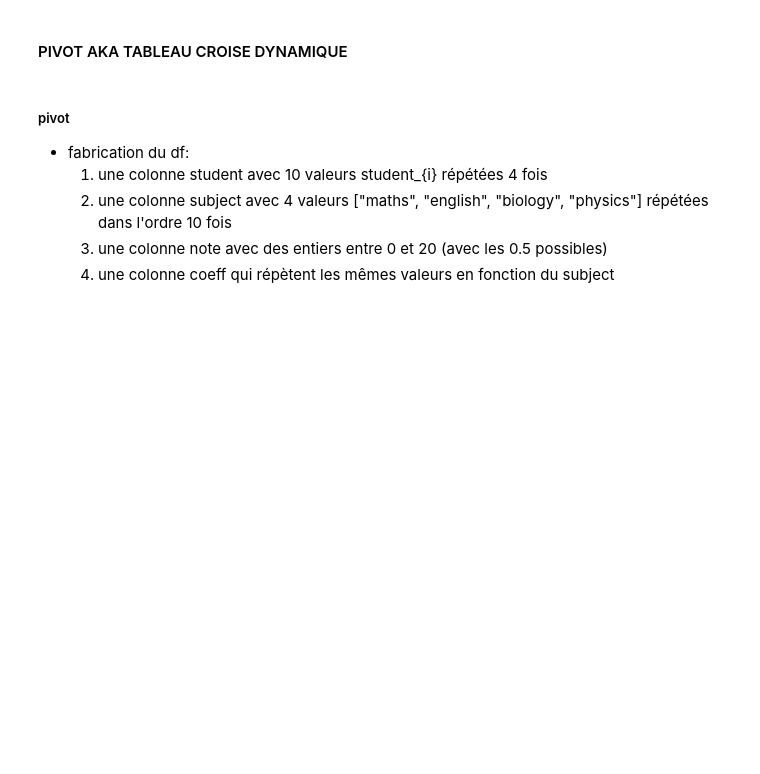
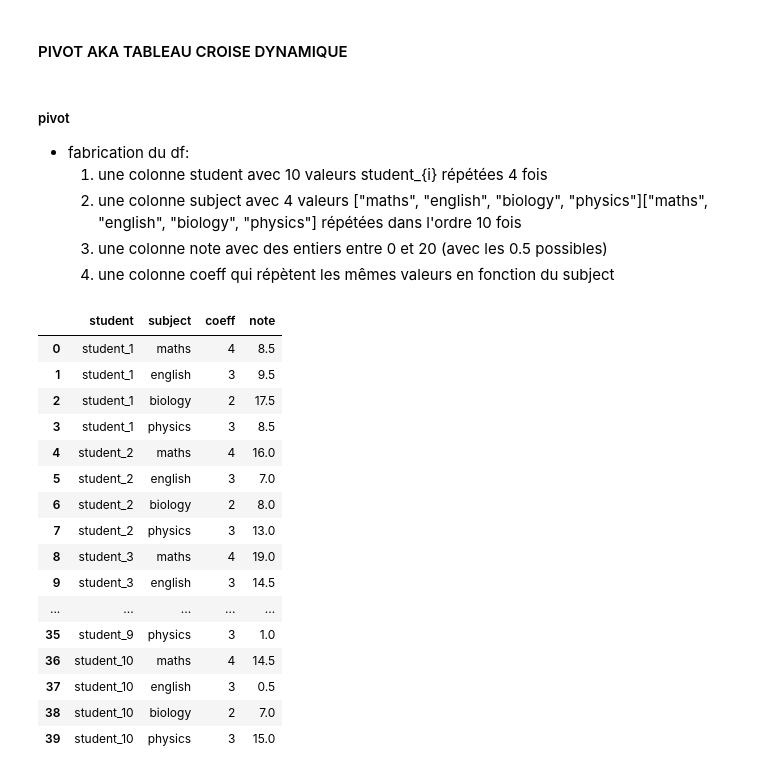
Before and after one commit to lamamram/python-analyse, a Jupyter notebook: cours_pandas_operations.ipynb, the cells around one changed output. Saved outputs shown, nothing was run; the diff lists cells and outputs as text; code cells hidden in the pictures; blank space fills up the shorter version.

```diff
--- a/cours_pandas_operations.ipynb
+++ b/cours_pandas_operations.ipynb
@@ -153,6 +78,49 @@ Name: species, dtype: int64
 ##### pivot
 * fabrication du df:
   1. une colonne student avec 10 valeurs student_{i} répétées 4 fois
-  2. une colonne subject avec 4 valeurs ["maths", "english", "biology", "physics"]  répétées dans l'ordre 10 fois
+  2. une colonne subject avec 4 valeurs ["maths", "english", "biology", "physics"]["maths", "english", "biology", "physics"]  répétées dans l'ordre 10 fois
   3. une colonne note avec des entiers entre 0 et 20 (avec les 0.5 possibles)
   4. une colonne coeff qui répètent les mêmes valeurs en fonction du subject
+# %%
+students = [ f"student_{i}" for i in range(1, 11)]
+subjects = ["maths", "english", "biology", "physics"]
+coeffs = [4,3,2,3]
+multi_students = np.repeat(students, repeats=4)
+multi_subjects = np.tile(subjects, reps=10) # aka subjects * 10
+multi_coeffs = np.tile(coeffs, reps=10)
+notes = rng.integers(0, 40, endpoint=True, size=40) / 2
+notes_df = pd.DataFrame(
+    data={
+        # technique par répétition
+        # "student": multi_students,
+        # "subject": multi_subjects,
+        "coeff": multi_coeffs,
+        "note": notes
+    },
+    # OU technique par un index multiple généré avec le produit cartésiens des listes
+    index=pd.MultiIndex.from_product([students, subjects])
+)
+# format long i.e: les colonnes ont des valeurs qui se répètent bcp et on a relativment moins de colonnes
+notes_df = notes_df.reset_index().rename(columns={
+    "level_0": "student",
+    "level_1": "subject",
+})
+notes_df
+# %% [output]
+|  | student | subject | coeff | note |
+| 0 | student_1 | maths | 4 | 8.5 |
+| 1 | student_1 | english | 3 | 9.5 |
+| 2 | student_1 | biology | 2 | 17.5 |
+| 3 | student_1 | physics | 3 | 8.5 |
+| 4 | student_2 | maths | 4 | 16.0 |
+| 5 | student_2 | english | 3 | 7.0 |
+| 6 | student_2 | biology | 2 | 8.0 |
+| 7 | student_2 | physics | 3 | 13.0 |
+| 8 | student_3 | maths | 4 | 19.0 |
+| 9 | student_3 | english | 3 | 14.5 |
+| ... | ... | ... | ... | ... |
+| 35 | student_9 | physics | 3 | 1.0 |
+| 36 | student_10 | maths | 4 | 14.5 |
+| 37 | student_10 | english | 3 | 0.5 |
+| 38 | student_10 | biology | 2 | 7.0 |
+| 39 | student_10 | physics | 3 | 15.0 |
```
Also changed, not shown: parts of 15 cells of this notebook.
